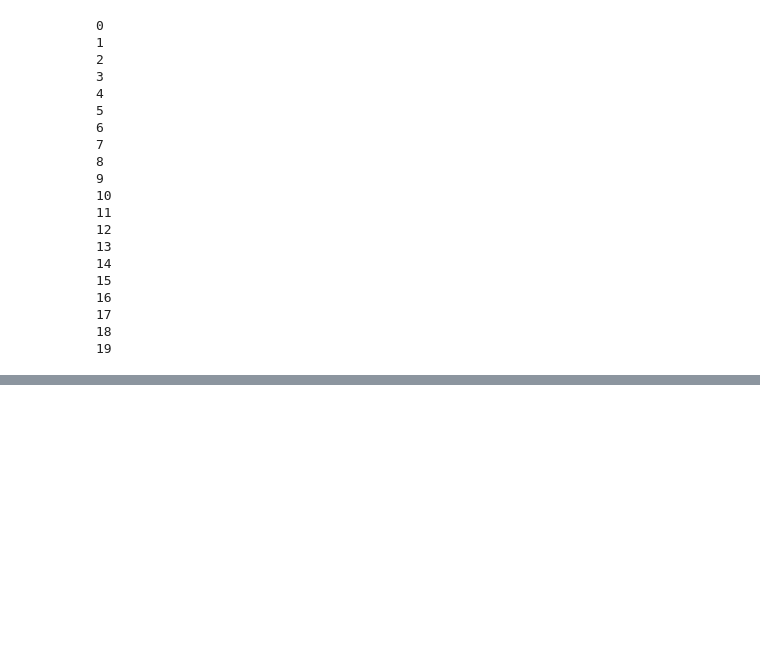
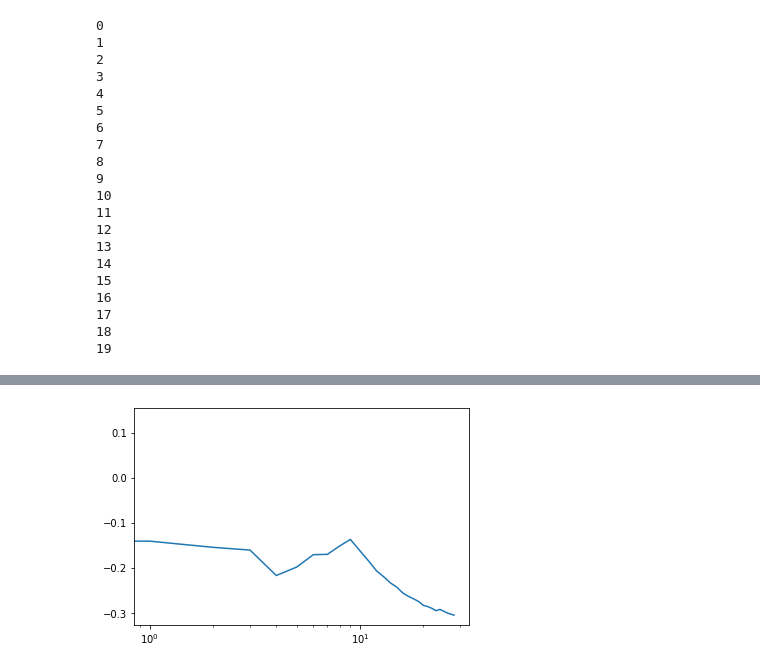
Before and after one commit to ChristopheVuong/MVA-BML-Project-Optimally-Weighted-Herding-is-Bayesian-Quadrature, a Jupyter notebook: Herding.ipynb, the cells around one changed output, grey strips where cells are left out. Drawn from its saved outputs; the diff is of its cells as text; code cells hidden in the pictures; blank space fills up the shorter version.

```diff
--- a/Herding.ipynb
+++ b/Herding.ipynb
@@ -350,0 +385,24 @@ plt.show()
+# %%
+def MMD2(kernel,gm,samples):
+    N = len(samples)
+
+    EE = EE_Gaussian(kernel,gm)
+
+    crossed_term = 0
+    for sample in samples:
+        for k in range(len(gm.means)):
+            crossed_term += E_Gaussian(sample,kernel.covariance,gm.means[k],gm.covariances[k])
+
+    gram_term = 0
+    for sample_n in samples:
+        for sample_m in samples:
+            gram_term += kernel.pdf(sample_n,sample_m)
+
+    print(EE,crossed_term,gram_term)
+
+    return EE - crossed_term/N + gram_term/N**2
+# %%
+L = []
+
+for k in range(1,len(samples)):
+    L.append(MMD2(kernel,gm,samples[:k]))
@@ -350,0 +427,7 @@ plt.show()
+# %%
+plt.plot(L)
+plt.xscale("log")
+# plt.yscale("log")
+plt.show()
+# %% [output]
+[figure, added]
```
Also changed, not shown: parts of 9 cells of this notebook.
